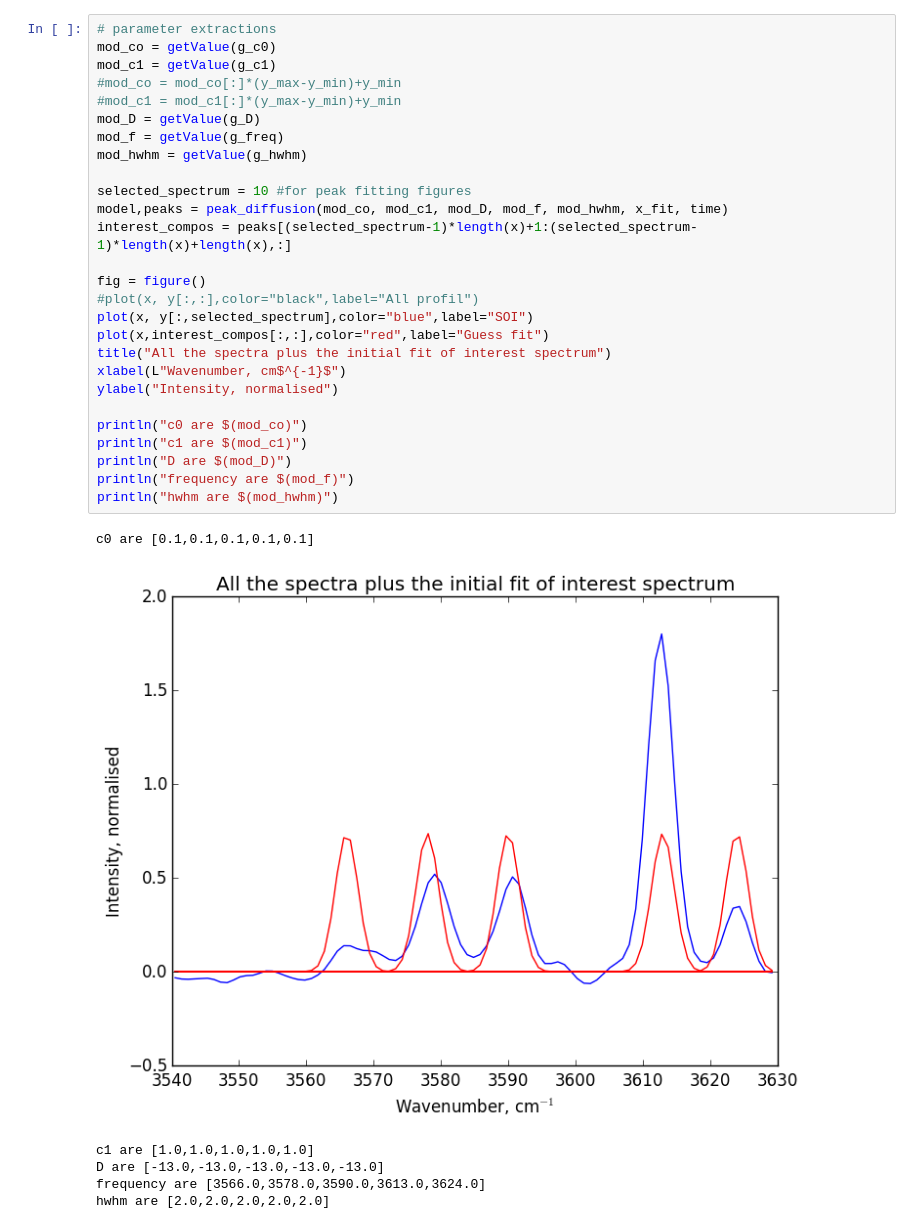
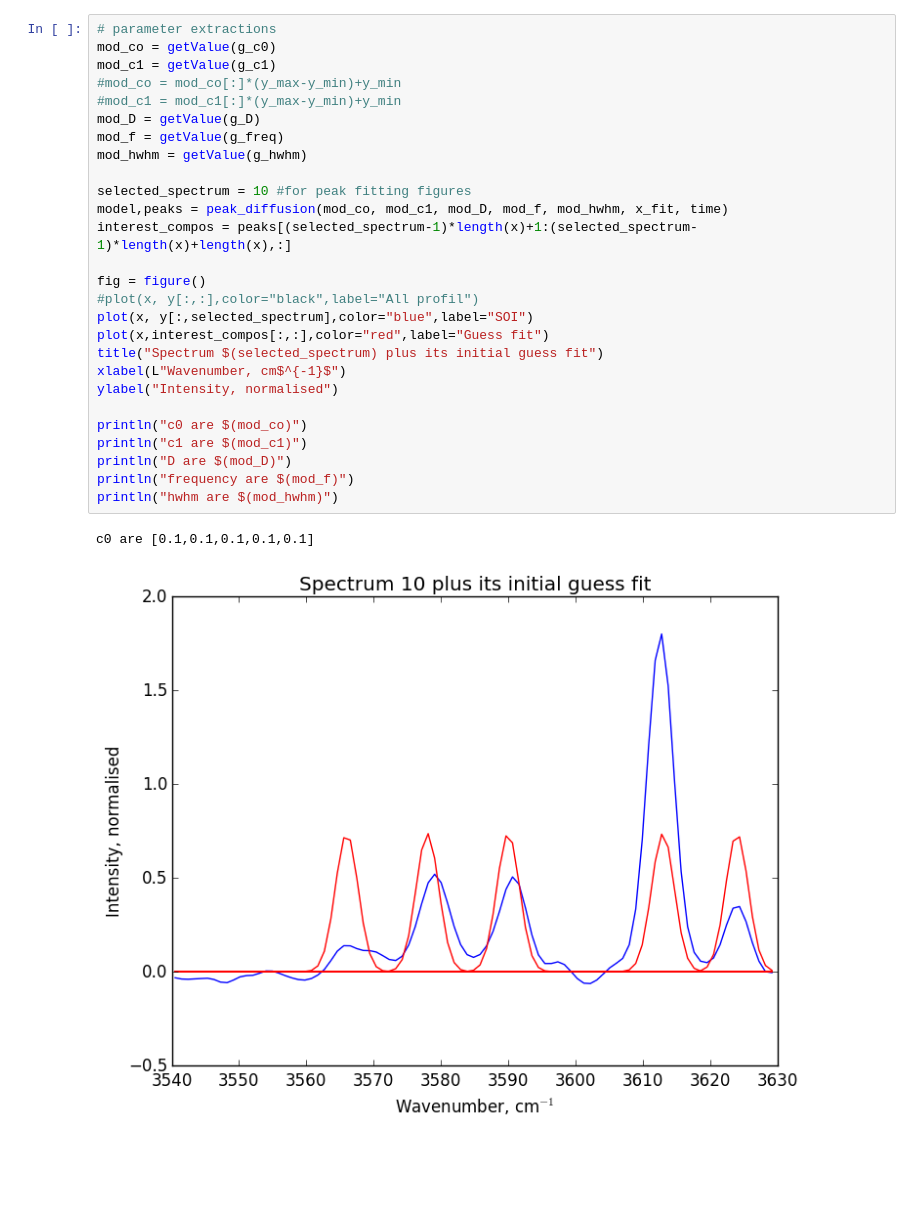
Before and after one commit to charlesll/Spectra.jl, a Jupyter notebook: examples/Diffusion_gauss_JuMPJulia.ipynb, the cells around one changed output. Saved outputs shown, nothing was run; the diff lists cells and outputs as text; blank space fills up the shorter version.

```diff
--- a/examples/Diffusion_gauss_JuMPJulia.ipynb
+++ b/examples/Diffusion_gauss_JuMPJulia.ipynb
@@ -79,35 +105,31 @@ We now plot the data to see how looks like the initial model. If not good, we up
 # %%
 # parameter extractions
 mod_co = getValue(g_c0)
 mod_c1 = getValue(g_c1)
 #mod_co = mod_co[:]*(y_max-y_min)+y_min
 #mod_c1 = mod_c1[:]*(y_max-y_min)+y_min
 mod_D = getValue(g_D)
 mod_f = getValue(g_freq)
 mod_hwhm = getValue(g_hwhm)
 
 selected_spectrum = 10 #for peak fitting figures
 model,peaks = peak_diffusion(mod_co, mod_c1, mod_D, mod_f, mod_hwhm, x_fit, time)
 interest_compos = peaks[(selected_spectrum-1)*length(x)+1:(selected_spectrum-1)*length(x)+length(x),:]
 
 fig = figure()
 #plot(x, y[:,:],color="black",label="All profil")
 plot(x, y[:,selected_spectrum],color="blue",label="SOI")
 plot(x,interest_compos[:,:],color="red",label="Guess fit")
-title("All the spectra plus the initial fit of interest spectrum")
+title("Spectrum $(selected_spectrum) plus its initial guess fit")
 xlabel(L"Wavenumber, cm$^{-1}$")
 ylabel("Intensity, normalised")
 
 println("c0 are $(mod_co)")
 println("c1 are $(mod_c1)")
 println("D are $(mod_D)")
 println("frequency are $(mod_f)")
 println("hwhm are $(mod_hwhm)")
 # %% [output]
 c0 are [0.1,0.1,0.1,0.1,0.1]
-[figure, old version]
+[figure, new version]
-c1 are [1.0,1.0,1.0,1.0,1.0]
-D are [-13.0,-13.0,-13.0,-13.0,-13.0]
-frequency are [3566.0,3578.0,3590.0,3613.0,3624.0]
-hwhm are [2.0,2.0,2.0,2.0,2.0]
 # %% [markdown]
```
Also changed, not shown: parts of 20 cells of this notebook.
